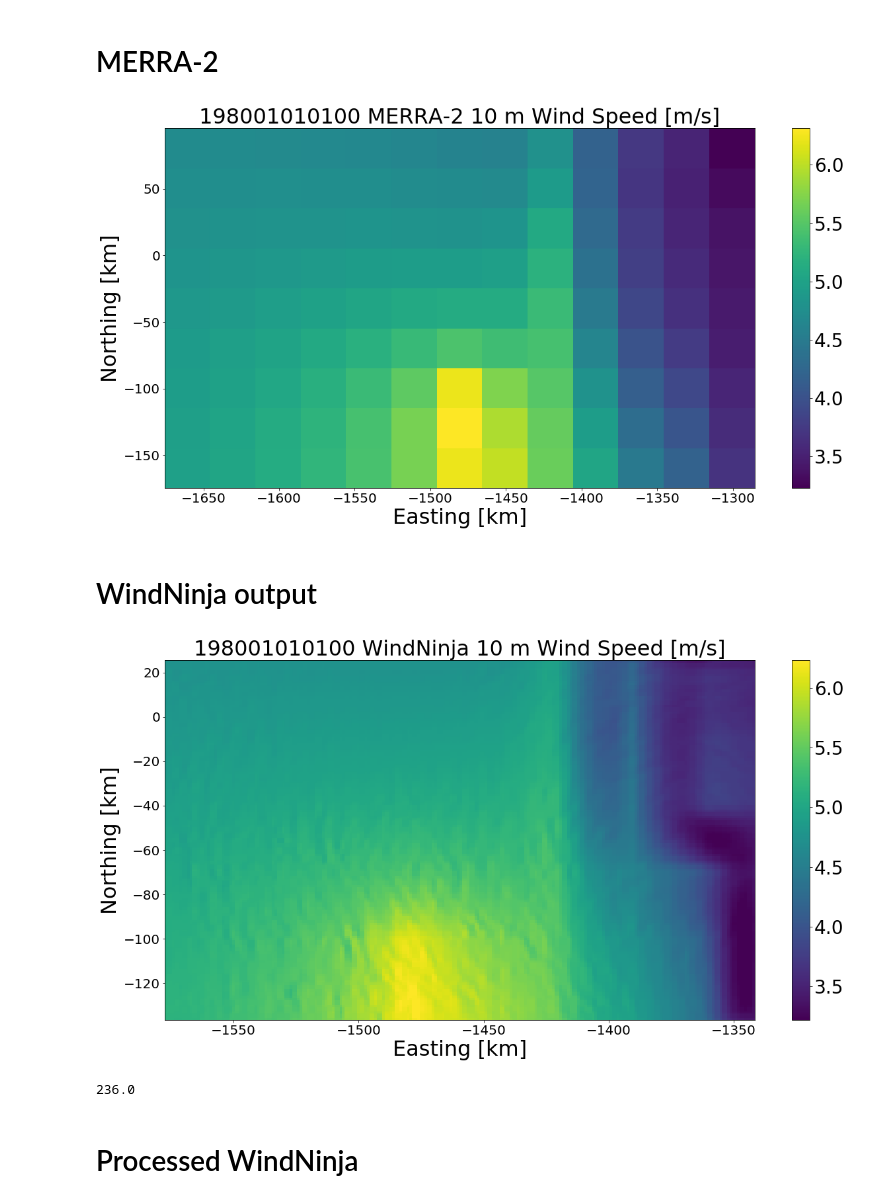
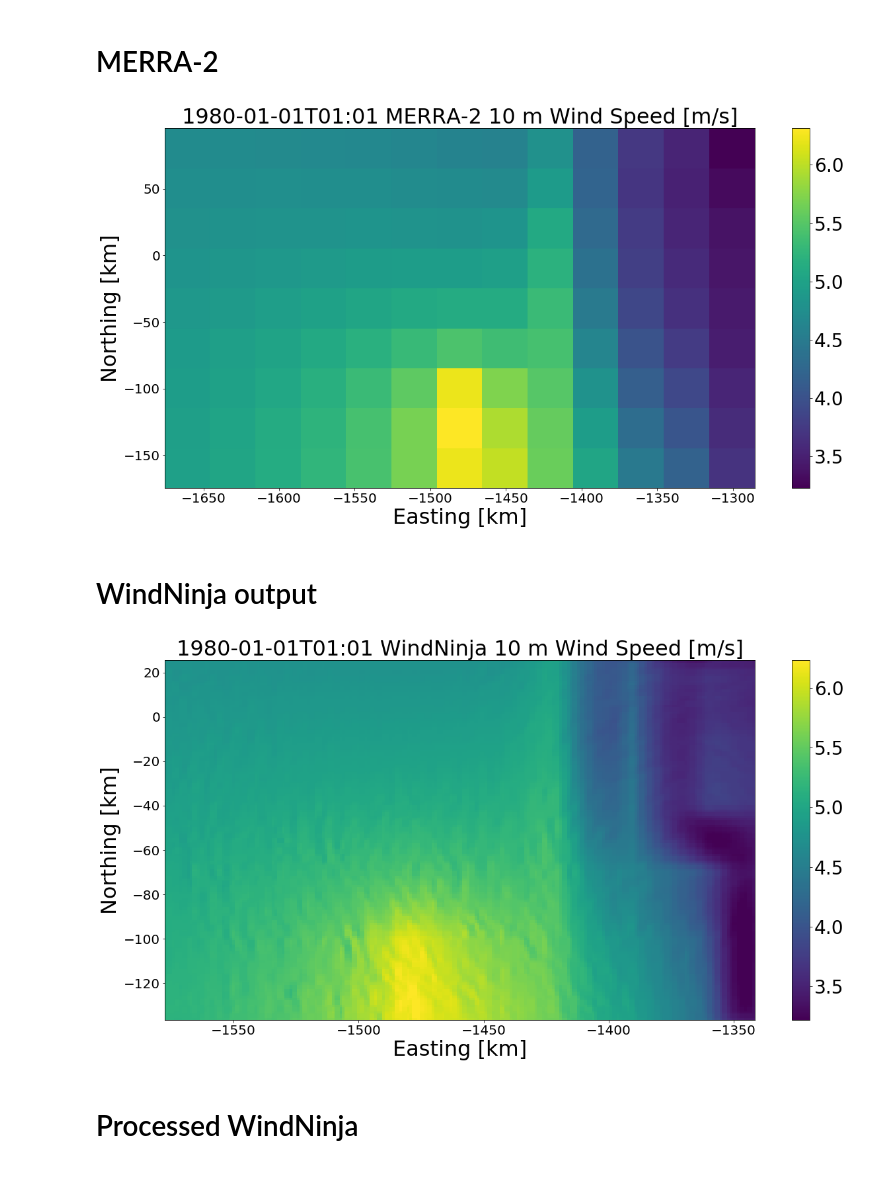
Before and after one commit to EricKeenan/antarctic-windninja, a Jupyter notebook: vis_windninja.ipynb, the cells around one changed output. Saved outputs shown, nothing was run; the diff lists cells and outputs as text; code cells hidden in the pictures.

```diff
--- a/vis_windninja.ipynb
+++ b/vis_windninja.ipynb
@@ -33,10 +33,15 @@ def return_grid_specs(path):
 # Get data
 # %%
 # Load arrays
-timestamp = "198001010100"
-wn_in_path = "/scratch/summit/erke2265/windninja/PIG/" + timestamp + "/input/" + timestamp + "_vel.asc"
-wn_out_path = "/scratch/summit/erke2265/windninja/PIG/" + timestamp + "/output/PIG_1000m_vel.asc"
-wn_processed_path = "/scratch/summit/erke2265/windninja/PIG/processed_output/" + timestamp + "00_VW.asc"
+year = "1980" # e.g. "1980"
+month = "01" # e.g. "01"
+day = "01" # e.g. "01"
+hour = "01" # e.g. "01"
+timestamp = year + month + day + hour + "00"
+time_str = year + "-" + month + "-" + day + "T" + hour + ":" + hour
+wn_in_path = "/scratch/summit/erke2265/antarctic-windninja/PIG/" + timestamp + "/input/" + timestamp + "_vel.asc"
+wn_out_path = "/scratch/summit/erke2265/antarctic-windninja/PIG/" + timestamp + "/output/PIG_1000m_vel.asc"
+wn_processed_path = "/scratch/summit/erke2265/antarctic-windninja/PIG/processed_output/" + timestamp + "00_VW.asc"
 
 wn_in = np.flipud(np.loadtxt(wn_in_path, skiprows=6))
 wn_out = np.flipud(np.loadtxt(wn_out_path, skiprows=6))
@@ -62,20 +67,20 @@ Minima = 3.2200000286102295
 # %%
 plt.figure(figsize=(20, 10))
 # plt.pcolor(x, y, wn_in, vmin=minima, vmax=maxima)
 plt.pcolor(x, y, wn_in)
 cb = plt.colorbar()
 # plt.xlim([wn_x.min(), wn_x.max()])
 # plt.ylim([wn_y.min(), wn_y.max()])
 cb.ax.tick_params(labelsize=28)
 plt.xticks(fontsize=20)
 plt.yticks(fontsize=20)
 plt.xlabel("Easting [km]", fontsize=32)
 plt.ylabel("Northing [km]", fontsize=32)
-plt.title(timestamp + " MERRA-2 10 m Wind Speed [m/s]", fontsize=32)
+plt.title(time_str + " MERRA-2 10 m Wind Speed [m/s]", fontsize=32)
 plt.savefig("figures/M2_wind_speed.pdf", dpi=100)
 plt.savefig("figures/M2_wind_speed.png", dpi=100)
 # %% [output]
-[figure, old version]
+[figure, new version]
 # %% [markdown]
 # WindNinja output
 # %%
@@ -89,15 +94,11 @@ plt.xticks(fontsize=20)
 plt.yticks(fontsize=20)
 plt.xlabel("Easting [km]", fontsize=32)
 plt.ylabel("Northing [km]", fontsize=32)
-plt.title(timestamp + " WindNinja 10 m Wind Speed [m/s]", fontsize=32)
+plt.title(time_str + " WindNinja 10 m Wind Speed [m/s]", fontsize=32)
 plt.savefig("figures/WN_wind_speed.pdf", dpi=100)
 plt.savefig("figures/WN_wind_speed.png", dpi=100)
 # %% [output]
-[figure, old version]
+[figure, new version]
-# %%
-(wn_x.max() - wn_x.min())
-# %% [output]
-236.0
 # %% [markdown]
 # Processed WindNinja
 # %%
```
Also changed, not shown: parts of 10 cells of this notebook.
